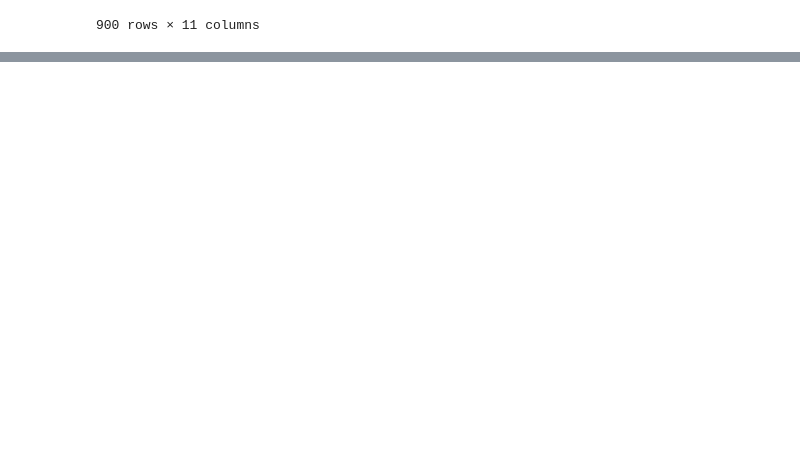
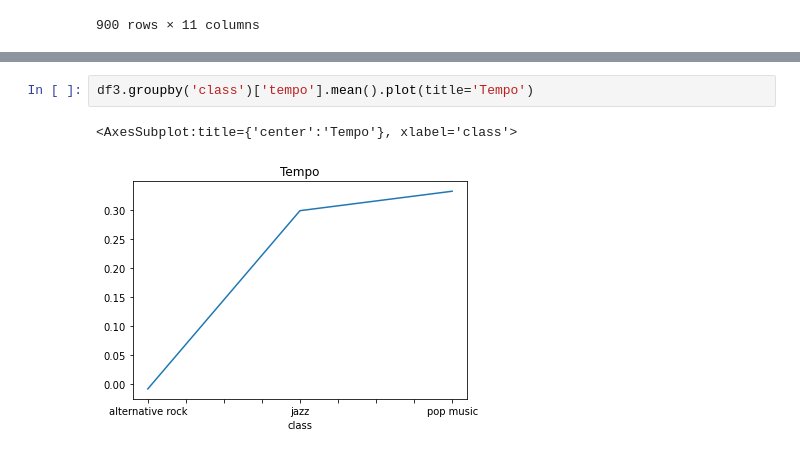
Before and after one commit to MikoTansingco/CSMODEL-Project-2, a Jupyter notebook: CSMODEL_Project_2.ipynb, the cells around one changed output, grey strips where cells are left out. Saved outputs shown, nothing was run; the diff lists cells and outputs as text; blank space fills up the shorter version.

```diff
--- a/CSMODEL_Project_2.ipynb
+++ b/CSMODEL_Project_2.ipynb
@@ -141,0 +189,5 @@ memory usage: 84.4+ KB
+# %%
+df3.groupby('class')['tempo'].mean().plot(title='Tempo')
+# %% [output]
+<AxesSubplot:title={'center':'Tempo'}, xlabel='class'>
+[figure, added]
```
Also changed, not shown: parts of 48 cells of this notebook.
